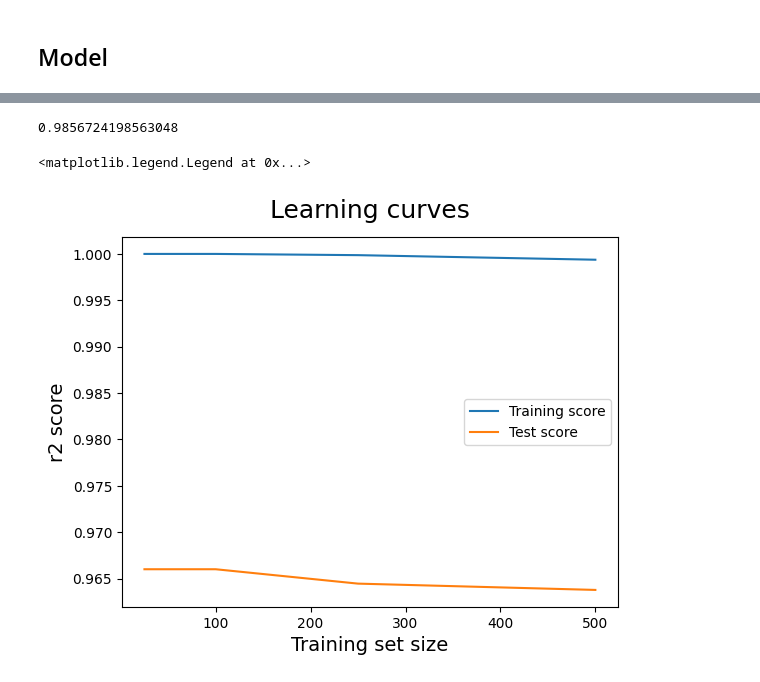
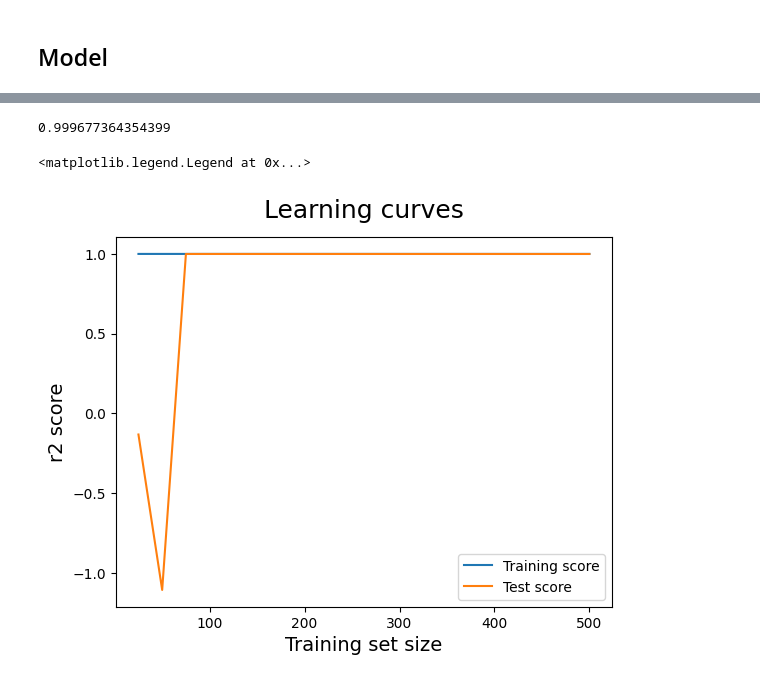
Before and after one commit to mattwagon/oil_production_prediction, a Jupyter notebook: notebooks/eduardo - basic mvp.ipynb, the cells around one changed output, grey strips where cells are left out. Drawn from its saved outputs; the diff is of its cells as text; code cells hidden in the pictures.

Commit message:
Created baseline_model

```diff
--- a/notebooks/eduardo - basic mvp.ipynb
+++ b/notebooks/eduardo - basic mvp.ipynb
@@ -501,4 +356,16 @@ Text(0.5, 1.0, 'Qoil MPFM from 2007 to 2022')
 Train data: from 2013 to 2015
 
 Test data: from 2020 to 2022
+# %%
+train_start_date = pd.to_datetime('2012-12-31 23:00:00')
+train_end_date = pd.to_datetime('2014-11-29 23:00:00')
+val_start_date = pd.to_datetime('2014-11-30 23:00:00')
+val_end_date = pd.to_datetime('2014-12-30 23:00:00')
+test_start_date = pd.to_datetime('2019-12-31 23:00:00')
+test_end_date = pd.to_datetime('2022-12-30 23:00:00')
+
+
+df_train = df[(df['Date']>=train_start_date) & (df['Date']<=train_end_date)]
+df_val = df[(df['Date']>=val_start_date) & (df['Date']<=val_end_date)]
+df_test = df[(df['Date']>=test_start_date) & (df['Date']<=test_end_date)]
 # %%
@@ -544,0 +424,5 @@ plt.show()
+# %%
+X.drop(columns='MPFM CF GOR', inplace=True)
+X_train.drop(columns='MPFM CF GOR', inplace=True)
+X_val.drop(columns='MPFM CF GOR', inplace=True)
+X_test.drop(columns='MPFM CF GOR', inplace=True)
@@ -545,13 +431,17 @@ plt.show()
 # %%
-from sklearn.preprocessing import RobustScaler
 #Instantiate MinMaxScaler
-min_max_scaler = RobustScaler()
+min_max_scaler = MinMaxScaler()
 
 #fit
 min_max_scaler.fit(X)
 
 #transform
 X_scaled = min_max_scaler.transform(X)
+X_train_scaled = min_max_scaler.transform(X_train)
+X_val_scaled = min_max_scaler.transform(X_val)
+X_test_scaled = min_max_scaler.transform(X_test)
 
-X_scaled = pd.DataFrame(X, columns=X.columns)
-X_scaled
+X_scaled = pd.DataFrame(X_scaled, columns=X.columns)
+X_train_scaled = pd.DataFrame(X_train_scaled, columns=X_train.columns)
+X_val_scaled = pd.DataFrame(X_val_scaled, columns=X_val.columns)
+X_test_scaled = pd.DataFrame(X_test_scaled, columns=X_test.columns)
@@ -674,8 +468,14 @@ from sklearn.model_selection import train_test_split
 from sklearn.linear_model import LinearRegression
 # %%
-#X_train, X_test, y_train, y_test = train_test_split(X_full, y_full, test_size=0.3)
+baseline_model = LinearRegression()
+baseline_model.fit(X_train_scaled, y_train)
 
-model = LinearRegression()
-model.fit(X_full_train, y_full_train)
-model.score(X_full_test, y_full_test)
+baseline_pred_val = baseline_model.predict(X_val_scaled)
+baseline_pred_test = baseline_model.predict(X_test_scaled)
+baseline_mae_val = np.mean(np.abs(baseline_pred_val - y_val), axis=0)
+baseline_mae_test = np.mean(np.abs(baseline_pred_test - y_test), axis=0)
+
+print(f'mean oil production on train set = {round(float(np.mean(y_train, axis=0)),2)} ton')
+print(f'🎯 baseline MAE on val set = {round(float(baseline_mae_val),2)} ton')
+print(f'🎯 baseline MAE on test set = {round(float(baseline_mae_test),2)} ton')
 # %% [output]
@@ -685,32 +536,32 @@ from sklearn.model_selection import cross_validate
 
 model = LinearRegression()
 
-cv_results = cross_validate(model, X_full, y_full, cv=5)
+cv_results = cross_validate(model, X_train_scaled, y_train, cv=5)
 
 cv_score = cv_results['test_score'].mean()
 cv_score
 # %% [output]
-0.9856724198563048
+0.999677364354399
 # %%
 from sklearn.model_selection import learning_curve
 
 train_sizes = [25,50,75,100,250,500]
 # Get train scores (R2), train sizes, and validation scores using `learning_curve`
 train_sizes, train_scores, test_scores = learning_curve(
-    estimator=LinearRegression(), X=X_full, y=y_full, train_sizes=train_sizes, cv=5)
+    estimator=LinearRegression(), X=X_train_scaled, y=y_train, train_sizes=train_sizes, cv=5)
 
 # Take the mean of cross-validated train scores and validation scores
 train_scores_mean = np.mean(train_scores, axis=1)
 test_scores_mean = np.mean(test_scores, axis=1)
 plt.plot(train_sizes, train_scores_mean, label = 'Training score')
 plt.plot(train_sizes, test_scores_mean, label = 'Test score')
 plt.ylabel('r2 score', fontsize = 14)
 plt.xlabel('Training set size', fontsize = 14)
 plt.title('Learning curves', fontsize = 18, y = 1.03)
 plt.legend()
 # %% [output]
 <matplotlib.legend.Legend at 0x...>
-[figure, old version]
+[figure, new version]
 # %%
 from sklearn.inspection import permutation_importance
 
```
Also changed, not shown: parts of 47 cells of this notebook.
